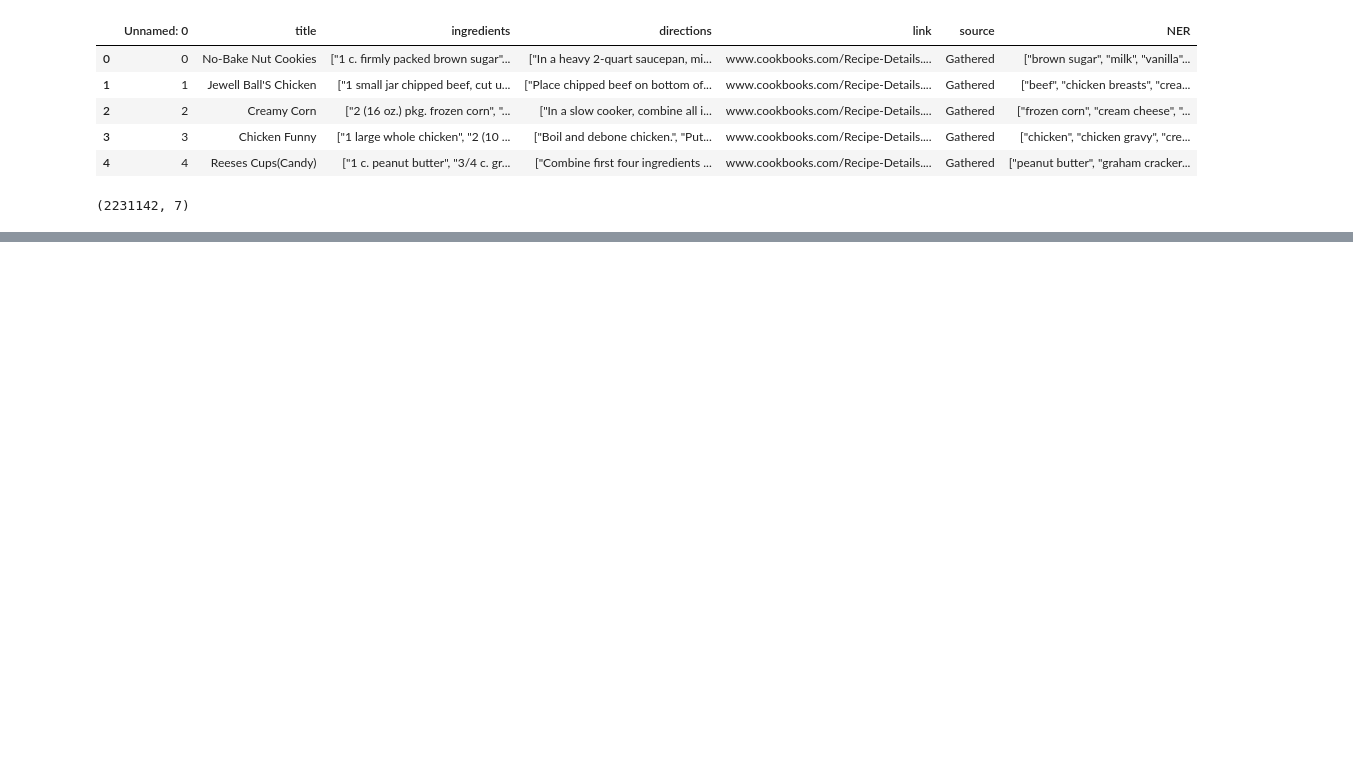
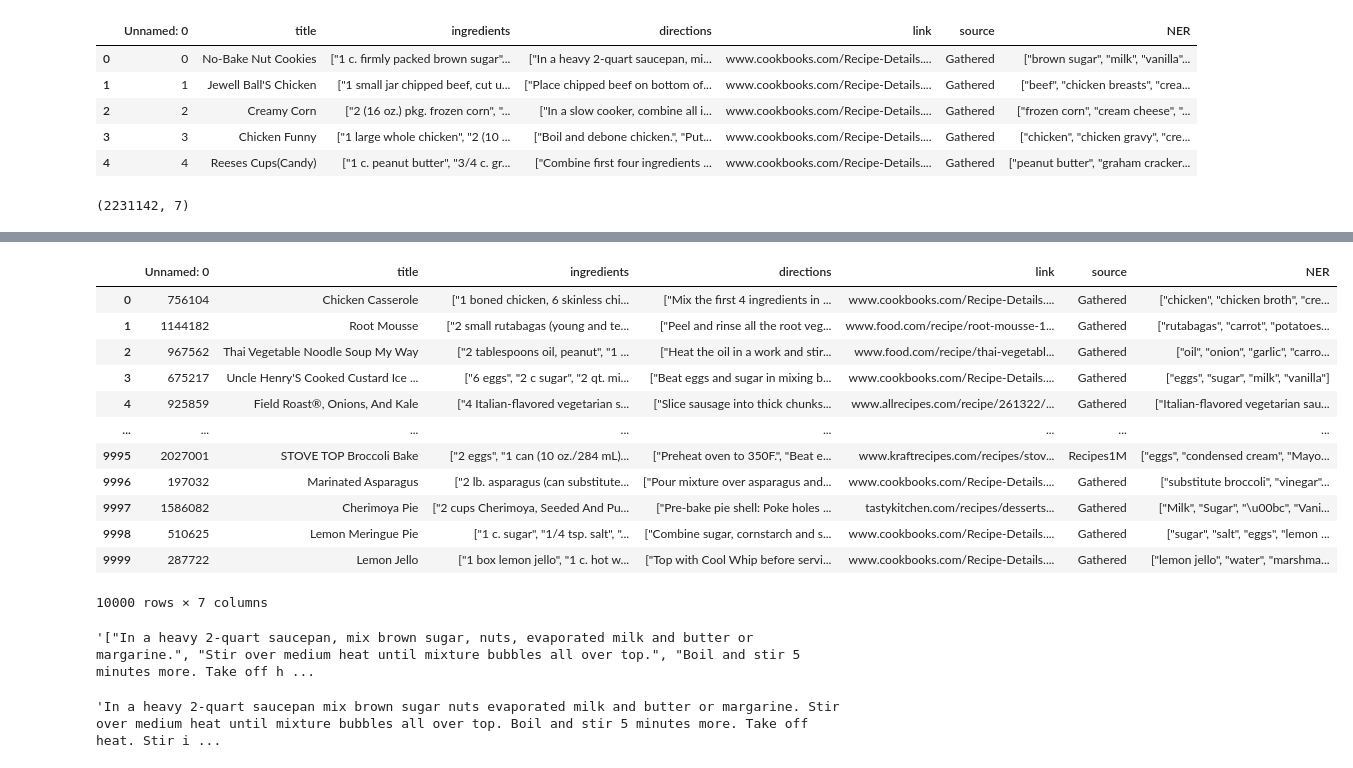
Before and after one commit to mobrien829/capstone-nlp-project, a Jupyter notebook: Joaquin/Dataset.ipynb, the cells around one changed output, grey strips where cells are left out. Drawn from its saved outputs; the diff is of its cells as text; code cells hidden in the pictures; blank space fills up the shorter version.

```diff
--- a/Joaquin/Dataset.ipynb
+++ b/Joaquin/Dataset.ipynb
@@ -17,0 +52,7 @@ df.shape
+# %%
+# Sample the data for a quick demonstration.
+# I'd suggest using Google Colab, Databricks, Sagemaker or some other cloud sources (with free tier),
+# and adjust the size of the data accordingly
+n_sample = 10000
+df_sample = df.sample(n=n_sample,ignore_index=True)
+df_sample.head()
@@ -17,0 +66,24 @@ df.shape
+# %%
+df_sample
+# %% [output]
+|  | Unnamed: 0 | title | ingredients | directions | link | source | NER |
+| 0 | 756104 | Chicken Casserole | ["1 boned chicken, 6 skinless chi... | ["Mix the first 4 ingredients in ... | www.cookbooks.com/Recipe-Details.... | Gathered | ["chicken", "chicken broth", "cre... |
+| 1 | 1144182 | Root Mousse | ["2 small rutabagas (young and te... | ["Peel and rinse all the root veg... | www.food.com/recipe/root-mousse-1... | Gathered | ["rutabagas", "carrot", "potatoes... |
+| 2 | 967562 | Thai Vegetable Noodle Soup My Way | ["2 tablespoons oil, peanut", "1 ... | ["Heat the oil in a work and stir... | www.food.com/recipe/thai-vegetabl... | Gathered | ["oil", "onion", "garlic", "carro... |
+| 3 | 675217 | Uncle Henry'S Cooked Custard Ice ... | ["6 eggs", "2 c sugar", "2 qt. mi... | ["Beat eggs and sugar in mixing b... | www.cookbooks.com/Recipe-Details.... | Gathered | ["eggs", "sugar", "milk", "vanilla"] |
+| 4 | 925859 | Field Roast®, Onions, And Kale | ["4 Italian-flavored vegetarian s... | ["Slice sausage into thick chunks... | www.allrecipes.com/recipe/261322/... | Gathered | ["Italian-flavored vegetarian sau... |
+| ... | ... | ... | ... | ... | ... | ... | ... |
+| 9995 | 2027001 | STOVE TOP Broccoli Bake | ["2 eggs", "1 can (10 oz./284 mL)... | ["Preheat oven to 350F.", "Beat e... | www.kraftrecipes.com/recipes/stov... | Recipes1M | ["eggs", "condensed cream", "Mayo... |
+| 9996 | 197032 | Marinated Asparagus | ["2 lb. asparagus (can substitute... | ["Pour mixture over asparagus and... | www.cookbooks.com/Recipe-Details.... | Gathered | ["substitute broccoli", "vinegar"... |
+| 9997 | 1586082 | Cherimoya Pie | ["2 cups Cherimoya, Seeded And Pu... | ["Pre-bake pie shell: Poke holes ... | tastykitchen.com/recipes/desserts... | Gathered | ["Milk", "Sugar", "\u00bc", "Vani... |
+| 9998 | 510625 | Lemon Meringue Pie | ["1 c. sugar", "1/4 tsp. salt", "... | ["Combine sugar, cornstarch and s... | www.cookbooks.com/Recipe-Details.... | Gathered | ["sugar", "salt", "eggs", "lemon ... |
+| 9999 | 287722 | Lemon Jello | ["1 box lemon jello", "1 c. hot w... | ["Top with Cool Whip before servi... | www.cookbooks.com/Recipe-Details.... | Gathered | ["lemon jello", "water", "marshma... |
+10000 rows × 7 columns
+# %%
+df['directions'][0]
+# %% [output]
+'["In a heavy 2-quart saucepan, mix brown sugar, nuts, evaporated milk and butter or margarine.", "Stir over medium heat until mixture bubbles all over top.", "Boil and stir 5 minutes more. Take off h ...
+# %%
+df['directions'][0].replace('"','').replace('[','').replace(']','').replace(',','')
+# %% [output]
+'In a heavy 2-quart saucepan mix brown sugar nuts evaporated milk and butter or margarine. Stir over medium heat until mixture bubbles all over top. Boil and stir 5 minutes more. Take off heat. Stir i ...
```
Also changed, not shown: parts of 9 cells of this notebook, 2 other files.
